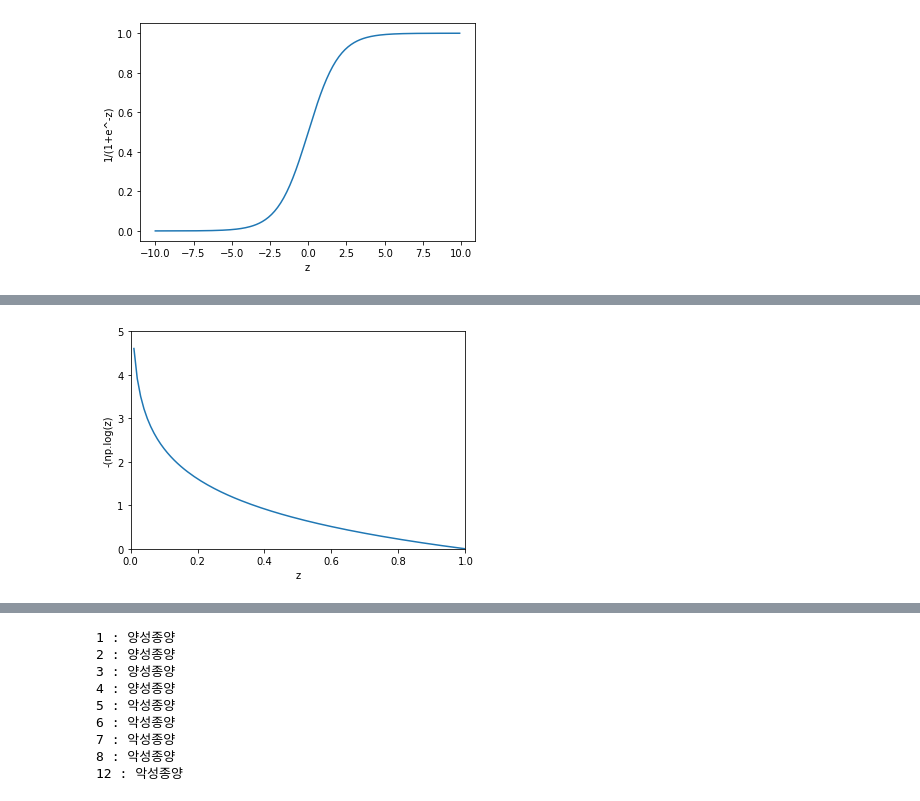
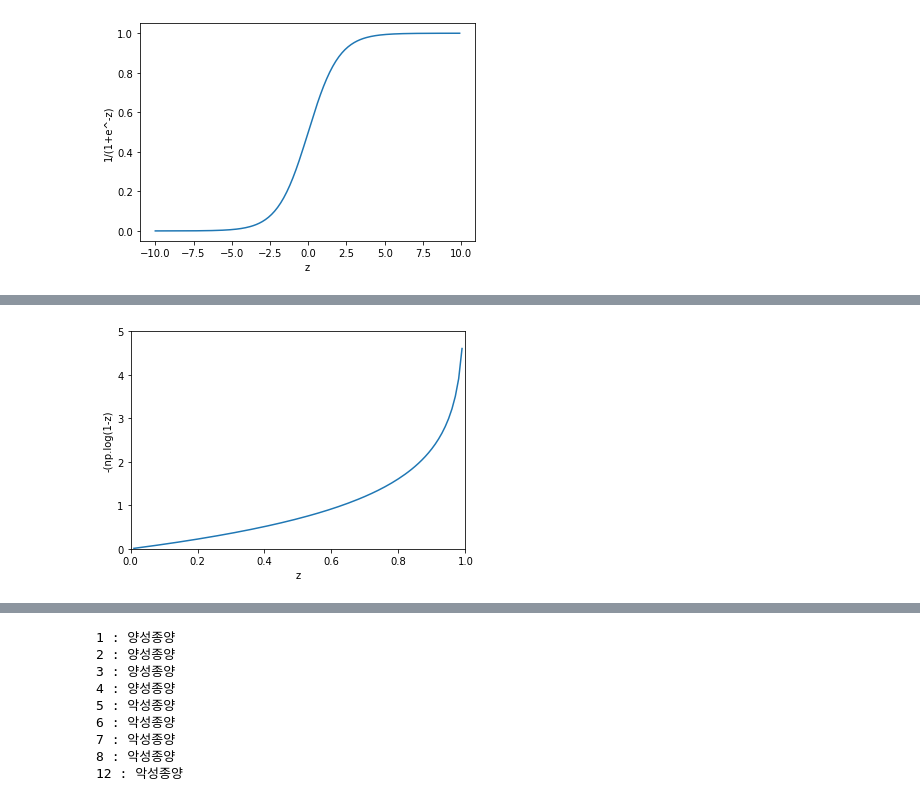
Before and after one commit to imguru-mooc/deep_learning_nlp, a Jupyter notebook: Chapter_2/2.logistic_regression.ipynb, the cells around one changed output, grey strips where cells are left out. Cells and saved outputs as stored; diff of their text form; code cells hidden in the pictures.

```diff
--- a/Chapter_2/2.logistic_regression.ipynb
+++ b/Chapter_2/2.logistic_regression.ipynb
@@ -135,11 +146,11 @@ plt.show()
 # %%
 zs = np.arange(0.01, 10., 0.01)
-gs = [-np.log(z) for z in zs]
+gs = [-np.log(1-z) for z in zs]
 plt.plot(zs, gs)
 plt.xlim(0,1)
 plt.ylim(0,5)
 plt.xlabel('z')
-plt.ylabel('-(np.log(z)')
+plt.ylabel('-(np.log(1-z)')
 plt.show()
 # %% [output]
-[figure, old version]
+[figure, new version]
```
Also changed, not shown: parts of 6 cells of this notebook, 1 other file.
